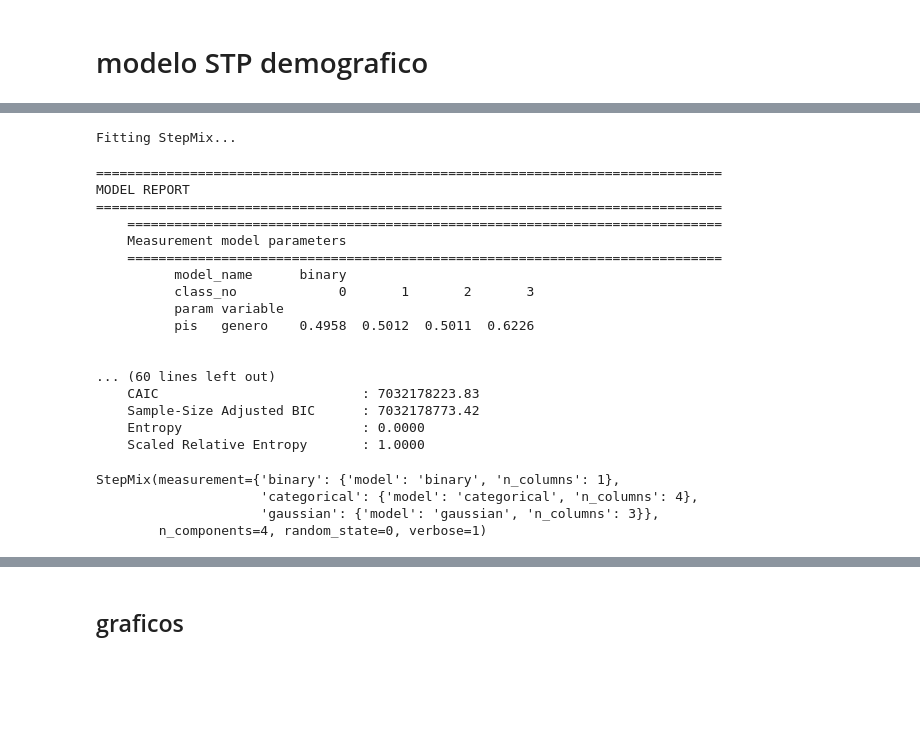
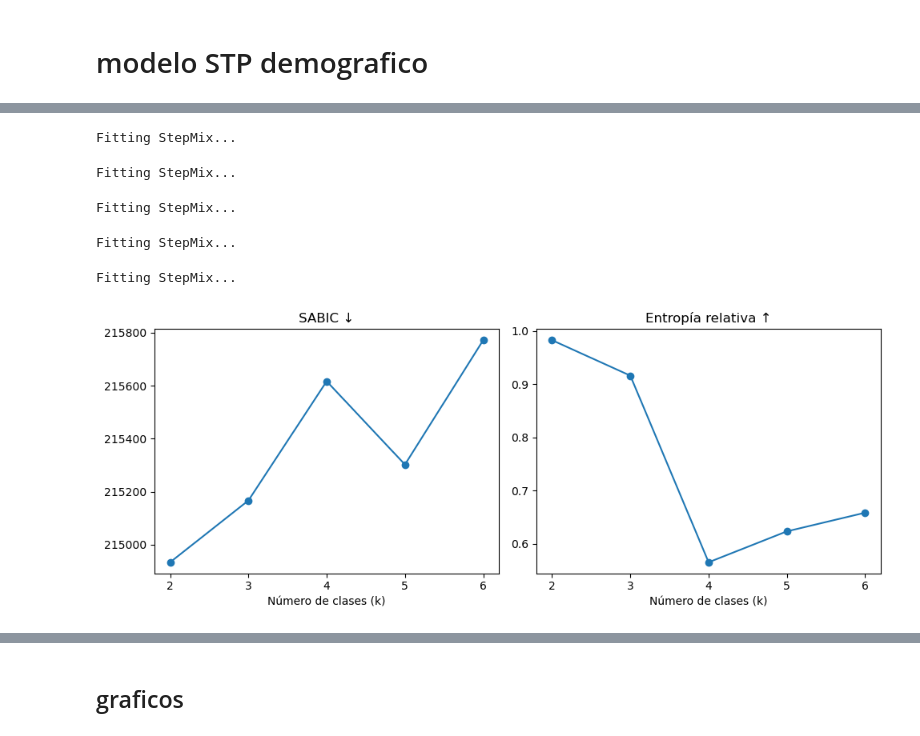
Before and after one commit to ShawnFRS/trabajos-marketing, a Jupyter notebook: trabajo 2/trabajo 2.ipynb, the cells around one changed output, grey strips where cells are left out. Cells and saved outputs as stored; diff of their text form; code cells hidden in the pictures; blank space fills up the shorter version.

```diff
--- a/trabajo 2/trabajo 2.ipynb
+++ b/trabajo 2/trabajo 2.ipynb
@@ -334,6 +332,17 @@ dispositivo_encoding = {
 }
 
 df_consumidores['dispositivo_preferido_enc'] = df_consumidores['dispositivo_preferido'].map(dispositivo_encoding)
+
+canal_encoding = {
+    'Direct':          0,
+    'Referral':        1,
+    'Organic Search':  2,
+    'Email Campaign':  3,
+    'Social Media':    4,
+    'Paid Ad':         5,
+}
+
+df_consumidores['canal_adquisicion_enc'] = df_consumidores['canal_adquisicion'].map(canal_encoding)
 # %%
 V_sociodemograficas=["continente_enc","nivel_membresia_enc",'edad','genero','valor_promedio_pedido_usd', 'gasto_total_usd','metodo_pago_preferido']
 V_RFM=['dias_desde_ultima_compra',"Frequency","gasto_total_usd"]
@@ -388,41 +544,15 @@ Fitting StepMix...
-# %%
-#latent class using Stepmix
-
-from stepmix.utils import get_mixed_descriptor
-
-# Unspecified variables are simply not included in mixed_data
-mixed_data, mixed_descriptor = get_mixed_descriptor(
-    dataframe=df_consumidores,
-    binary=['genero'],
-    categorical=["continente_enc","nivel_membresia_enc","categoria_preferida_enc",'dispositivo_preferido_enc'],
-    gaussian=["edad",'valor_promedio_pedido_usd', 'gasto_total_usd'],
-)
-
-# Pass descriptor to StepMix and fit model
-model = StepMix(n_components=4, measurement=mixed_descriptor, verbose=1, random_state=0)
-
-# Fit model
-model.fit(mixed_data)
-# %% [output]
-Fitting StepMix...
-================================================================================
-MODEL REPORT
-================================================================================
-    ============================================================================
-    Measurement model parameters
-    ============================================================================
-          model_name      binary
-          class_no             0       1       2       3
-          param variable
-          pis   genero    0.4958  0.5012  0.5011  0.6226
-
-
-... (60 lines left out)
-    CAIC                          : 7032178223.83
-    Sample-Size Adjusted BIC      : 7032178773.42
-    Entropy                       : 0.0000
-    Scaled Relative Entropy       : 1.0000
-StepMix(measurement={'binary': {'model': 'binary', 'n_columns': 1},
-                     'categorical': {'model': 'categorical', 'n_columns': 4},
-                     'gaussian': {'model': 'gaussian', 'n_columns': 3}},
-        n_components=4, random_state=0, verbose=1)
+# %%
+evaluar_stepmix(
+    df_stepmix,
+    binary=['genero'],
+    categorical=["continente_enc","nivel_membresia_enc","categoria_preferida_enc",'dispositivo_preferido_enc',"canal_adquisicion_enc"],
+    gaussian=vars_gaussianas,
+    k_max=6
+)
+# %% [output]
+Fitting StepMix...
+Fitting StepMix...
+Fitting StepMix...
+Fitting StepMix...
+Fitting StepMix...
+[figure, added]
```
Also changed, not shown: parts of 18 cells of this notebook.
